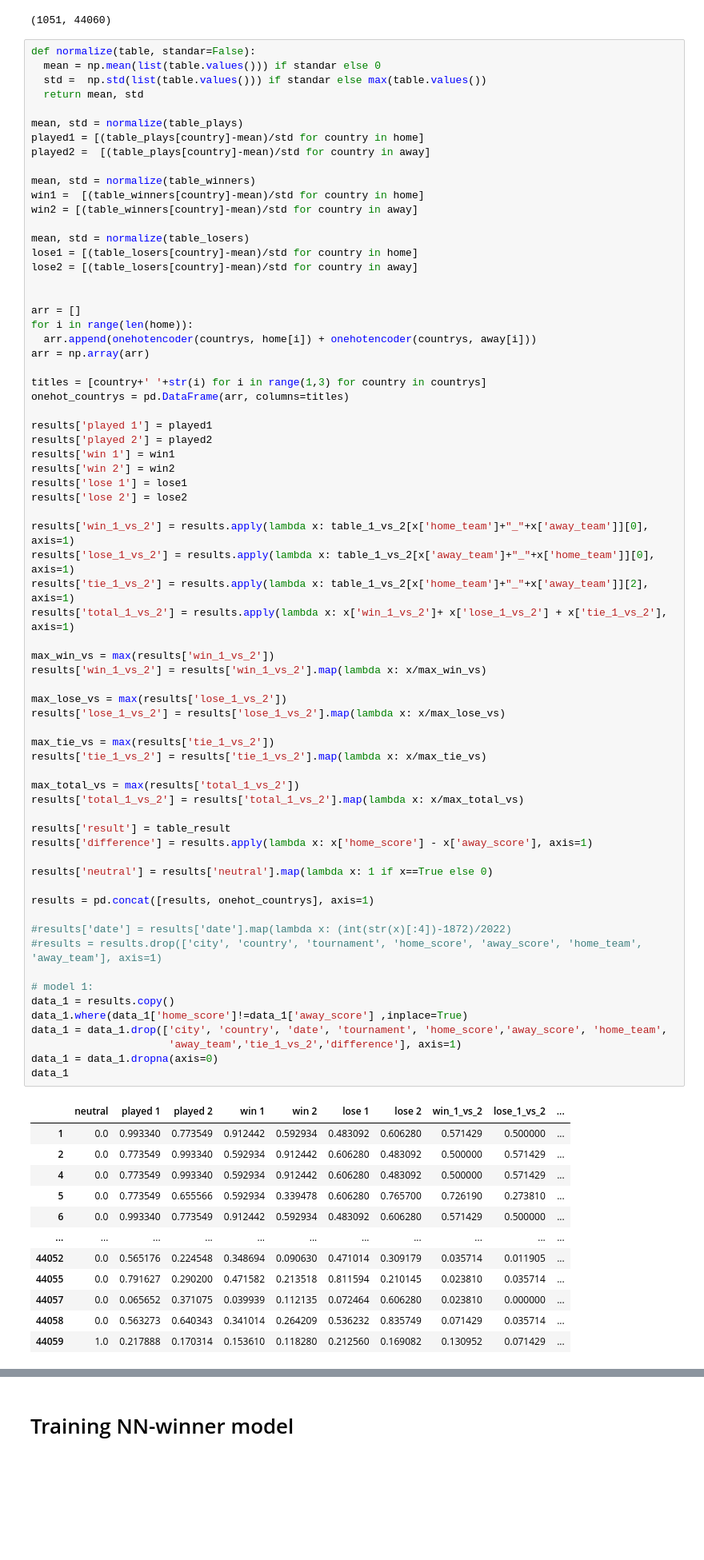
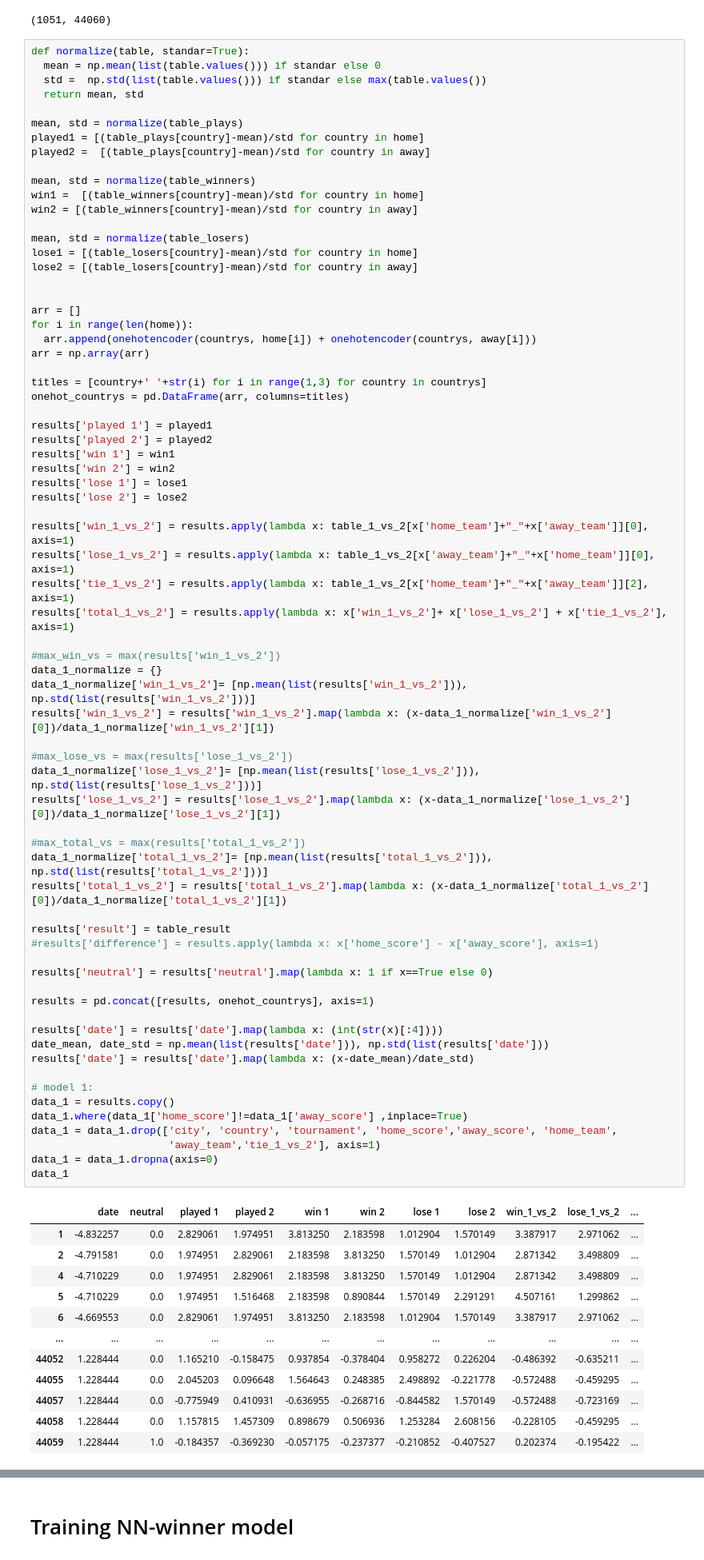
Before and after one commit to dretcm/World-Cup-Challenge-2022-ACM, a Jupyter notebook: worlds_cup_2k22_predictor.ipynb, the cells around one changed output, grey strips where cells are left out. Shown: that part at 80% size. Cells and saved outputs as stored; diff of their text form; blank space fills up the shorter version.

```diff
--- a/worlds_cup_2k22_predictor.ipynb
+++ b/worlds_cup_2k22_predictor.ipynb
@@ -115,7 +115,7 @@ max(table_plays.values()), len(home)
 # %% [output]
 (1051, 44060)
 # %%
-def normalize(table, standar=False):
+def normalize(table, standar=True):
   mean = np.mean(list(table.values())) if standar else 0
   std =  np.std(list(table.values())) if standar else max(table.values())
   return mean, std
@@ -142,56 +142,58 @@ titles = [country+' '+str(i) for i in range(1,3) for country in countrys]
 onehot_countrys = pd.DataFrame(arr, columns=titles)
 
 results['played 1'] = played1
 results['played 2'] = played2
 results['win 1'] = win1
 results['win 2'] = win2
 results['lose 1'] = lose1
 results['lose 2'] = lose2
 
 results['win_1_vs_2'] = results.apply(lambda x: table_1_vs_2[x['home_team']+"_"+x['away_team']][0], axis=1)
 results['lose_1_vs_2'] = results.apply(lambda x: table_1_vs_2[x['away_team']+"_"+x['home_team']][0], axis=1)
 results['tie_1_vs_2'] = results.apply(lambda x: table_1_vs_2[x['home_team']+"_"+x['away_team']][2], axis=1)
 results['total_1_vs_2'] = results.apply(lambda x: x['win_1_vs_2']+ x['lose_1_vs_2'] + x['tie_1_vs_2'], axis=1)
 
-max_win_vs = max(results['win_1_vs_2'])
-results['win_1_vs_2'] = results['win_1_vs_2'].map(lambda x: x/max_win_vs)
+#max_win_vs = max(results['win_1_vs_2'])
+data_1_normalize = {}
+data_1_normalize['win_1_vs_2']= [np.mean(list(results['win_1_vs_2'])), np.std(list(results['win_1_vs_2']))]
+results['win_1_vs_2'] = results['win_1_vs_2'].map(lambda x: (x-data_1_normalize['win_1_vs_2'][0])/data_1_normalize['win_1_vs_2'][1])
 
-max_lose_vs = max(results['lose_1_vs_2'])
-results['lose_1_vs_2'] = results['lose_1_vs_2'].map(lambda x: x/max_lose_vs)
+#max_lose_vs = max(results['lose_1_vs_2'])
+data_1_normalize['lose_1_vs_2']= [np.mean(list(results['lose_1_vs_2'])), np.std(list(results['lose_1_vs_2']))]
+results['lose_1_vs_2'] = results['lose_1_vs_2'].map(lambda x: (x-data_1_normalize['lose_1_vs_2'][0])/data_1_normalize['lose_1_vs_2'][1])
 
-max_tie_vs = max(results['tie_1_vs_2'])
-results['tie_1_vs_2'] = results['tie_1_vs_2'].map(lambda x: x/max_tie_vs)
-
-max_total_vs = max(results['total_1_vs_2'])
-results['total_1_vs_2'] = results['total_1_vs_2'].map(lambda x: x/max_total_vs)
+#max_total_vs = max(results['total_1_vs_2'])
+data_1_normalize['total_1_vs_2']= [np.mean(list(results['total_1_vs_2'])), np.std(list(results['total_1_vs_2']))]
+results['total_1_vs_2'] = results['total_1_vs_2'].map(lambda x: (x-data_1_normalize['total_1_vs_2'][0])/data_1_normalize['total_1_vs_2'][1])
 
 results['result'] = table_result
-results['difference'] = results.apply(lambda x: x['home_score'] - x['away_score'], axis=1)
+#results['difference'] = results.apply(lambda x: x['home_score'] - x['away_score'], axis=1)
 
 results['neutral'] = results['neutral'].map(lambda x: 1 if x==True else 0)
 
 results = pd.concat([results, onehot_countrys], axis=1)
 
-#results['date'] = results['date'].map(lambda x: (int(str(x)[:4])-1872)/2022)
-#results = results.drop(['city', 'country', 'tournament', 'home_score', 'away_score', 'home_team', 'away_team'], axis=1)
+results['date'] = results['date'].map(lambda x: (int(str(x)[:4])))
+date_mean, date_std = np.mean(list(results['date'])), np.std(list(results['date']))
+results['date'] = results['date'].map(lambda x: (x-date_mean)/date_std)
 
 # model 1:
 data_1 = results.copy()
 data_1.where(data_1['home_score']!=data_1['away_score'] ,inplace=True)
-data_1 = data_1.drop(['city', 'country', 'date', 'tournament', 'home_score','away_score', 'home_team',
-                      'away_team','tie_1_vs_2','difference'], axis=1)
+data_1 = data_1.drop(['city', 'country', 'tournament', 'home_score','away_score', 'home_team',
+                      'away_team','tie_1_vs_2'], axis=1)
 data_1 = data_1.dropna(axis=0)
 data_1
 # %% [output]
-|  | neutral | played 1 | played 2 | win 1 | win 2 | lose 1 | lose 2 | win_1_vs_2 | lose_1_vs_2 | ... |
-| 1 | 0.0 | 0.993340 | 0.773549 | 0.912442 | 0.592934 | 0.483092 | 0.606280 | 0.571429 | 0.500000 | ... |
-| 2 | 0.0 | 0.773549 | 0.993340 | 0.592934 | 0.912442 | 0.606280 | 0.483092 | 0.500000 | 0.571429 | ... |
-| 4 | 0.0 | 0.773549 | 0.993340 | 0.592934 | 0.912442 | 0.606280 | 0.483092 | 0.500000 | 0.571429 | ... |
-| 5 | 0.0 | 0.773549 | 0.655566 | 0.592934 | 0.339478 | 0.606280 | 0.765700 | 0.726190 | 0.273810 | ... |
-| 6 | 0.0 | 0.993340 | 0.773549 | 0.912442 | 0.592934 | 0.483092 | 0.606280 | 0.571429 | 0.500000 | ... |
-| ... | ... | ... | ... | ... | ... | ... | ... | ... | ... | ... |
-| 44052 | 0.0 | 0.565176 | 0.224548 | 0.348694 | 0.090630 | 0.471014 | 0.309179 | 0.035714 | 0.011905 | ... |
-| 44055 | 0.0 | 0.791627 | 0.290200 | 0.471582 | 0.213518 | 0.811594 | 0.210145 | 0.023810 | 0.035714 | ... |
-| 44057 | 0.0 | 0.065652 | 0.371075 | 0.039939 | 0.112135 | 0.072464 | 0.606280 | 0.023810 | 0.000000 | ... |
-| 44058 | 0.0 | 0.563273 | 0.640343 | 0.341014 | 0.264209 | 0.536232 | 0.835749 | 0.071429 | 0.035714 | ... |
-| 44059 | 1.0 | 0.217888 | 0.170314 | 0.153610 | 0.118280 | 0.212560 | 0.169082 | 0.130952 | 0.071429 | ... |
+|  | date | neutral | played 1 | played 2 | win 1 | win 2 | lose 1 | lose 2 | win_1_vs_2 | lose_1_vs_2 | ... |
+| 1 | -4.832257 | 0.0 | 2.829061 | 1.974951 | 3.813250 | 2.183598 | 1.012904 | 1.570149 | 3.387917 | 2.971062 | ... |
+| 2 | -4.791581 | 0.0 | 1.974951 | 2.829061 | 2.183598 | 3.813250 | 1.570149 | 1.012904 | 2.871342 | 3.498809 | ... |
+| 4 | -4.710229 | 0.0 | 1.974951 | 2.829061 | 2.183598 | 3.813250 | 1.570149 | 1.012904 | 2.871342 | 3.498809 | ... |
+| 5 | -4.710229 | 0.0 | 1.974951 | 1.516468 | 2.183598 | 0.890844 | 1.570149 | 2.291291 | 4.507161 | 1.299862 | ... |
+| 6 | -4.669553 | 0.0 | 2.829061 | 1.974951 | 3.813250 | 2.183598 | 1.012904 | 1.570149 | 3.387917 | 2.971062 | ... |
+| ... | ... | ... | ... | ... | ... | ... | ... | ... | ... | ... | ... |
+| 44052 | 1.228444 | 0.0 | 1.165210 | -0.158475 | 0.937854 | -0.378404 | 0.958272 | 0.226204 | -0.486392 | -0.635211 | ... |
+| 44055 | 1.228444 | 0.0 | 2.045203 | 0.096648 | 1.564643 | 0.248385 | 2.498892 | -0.221778 | -0.572488 | -0.459295 | ... |
+| 44057 | 1.228444 | 0.0 | -0.775949 | 0.410931 | -0.636955 | -0.268716 | -0.844582 | 1.570149 | -0.572488 | -0.723169 | ... |
+| 44058 | 1.228444 | 0.0 | 1.157815 | 1.457309 | 0.898679 | 0.506936 | 1.253284 | 2.608156 | -0.228105 | -0.459295 | ... |
+| 44059 | 1.228444 | 1.0 | -0.184357 | -0.369230 | -0.057175 | -0.237377 | -0.210852 | -0.407527 | 0.202374 | -0.195422 | ... |
```
Also changed, not shown: parts of 23 cells of this notebook.
